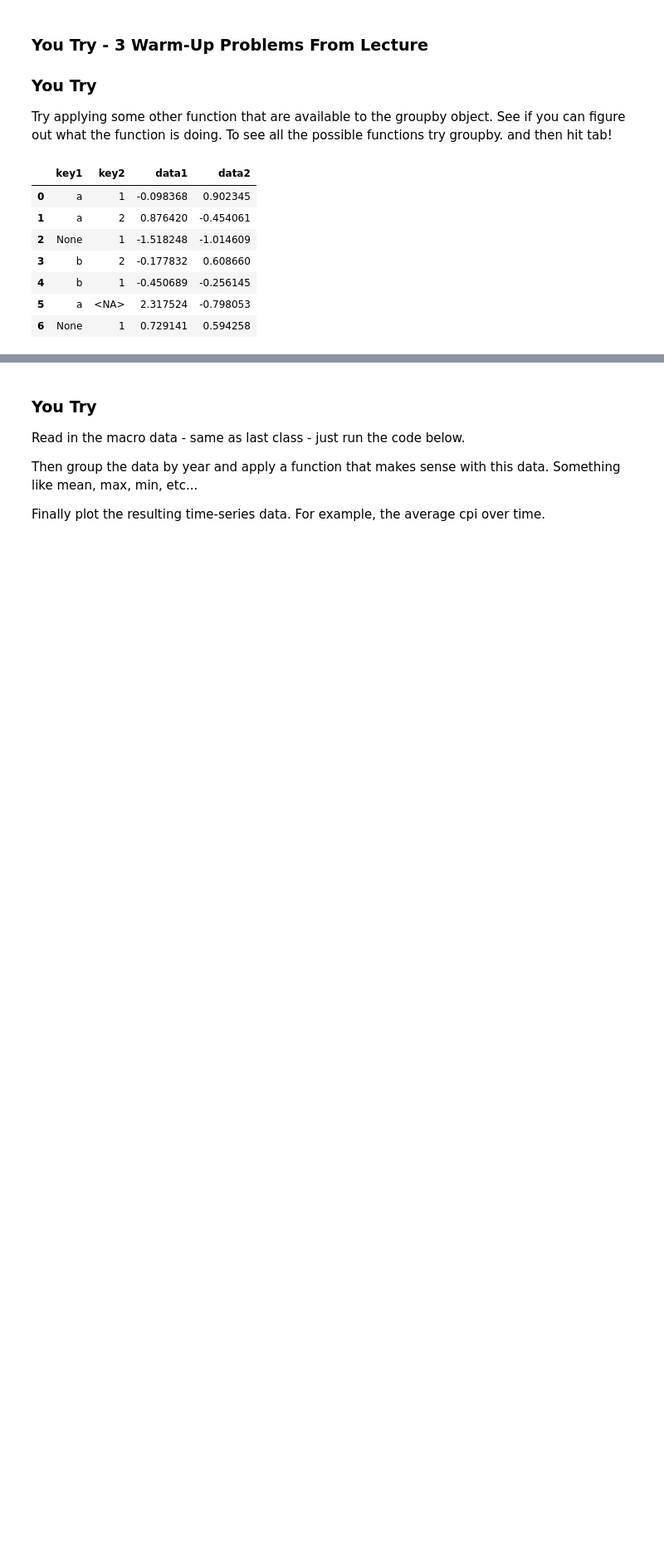
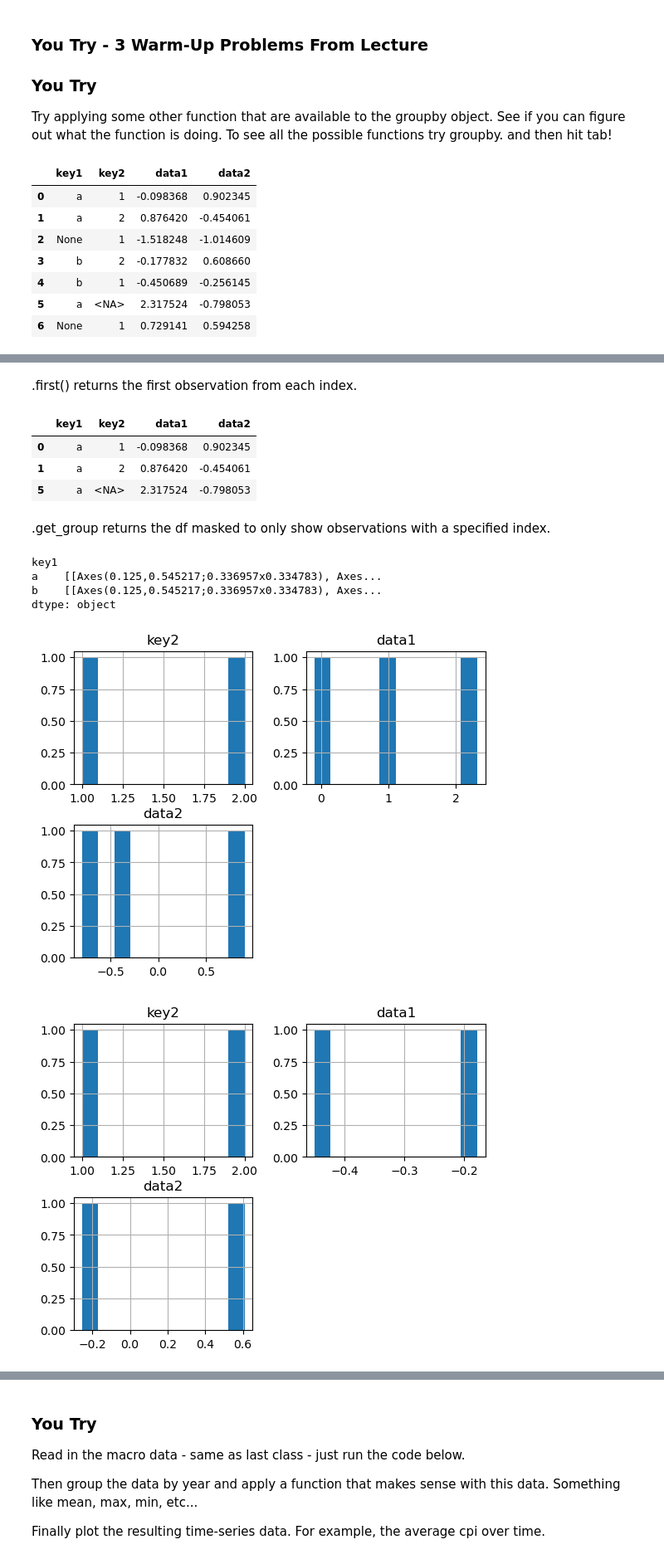
Before and after one commit to joseephwong/Data201_Joseph_Wong, a Jupyter notebook: Day8/HW_day8.ipynb, the cells around one changed output, grey strips where cells are left out. Shown at 83% size. Cells and saved outputs as stored; diff of their text form; code cells hidden in the pictures; blank space fills up the shorter version.

```diff
--- a/Day8/HW_day8.ipynb
+++ b/Day8/HW_day8.ipynb
@@ -43,0 +85,20 @@ df
+# %% [markdown]
+.first() returns the first observation from each index.
+# %%
+df.groupby('key1').get_group('a')
+# %% [output]
+|  | key1 | key2 | data1 | data2 |
+| 0 | a | 1 | -0.098368 | 0.902345 |
+| 1 | a | 2 | 0.876420 | -0.454061 |
+| 5 | a | <NA> | 2.317524 | -0.798053 |
+# %% [markdown]
+.get_group returns the df masked to only show observations with a specified index.
+# %%
+df.groupby('key1').hist()
+# %% [output]
+key1
+a    [[Axes(0.125,0.545217;0.336957x0.334783), Axes...
+b    [[Axes(0.125,0.545217;0.336957x0.334783), Axes...
+dtype: object
+[figure, added]
+[figure, added]
```
Also changed, not shown: parts of 18 cells of this notebook.
